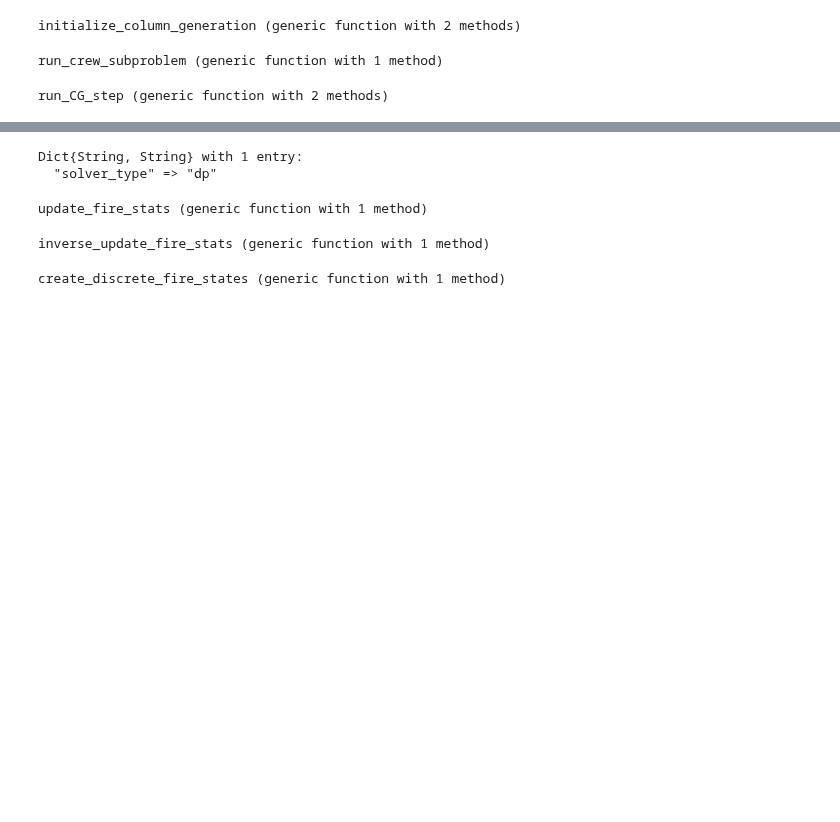
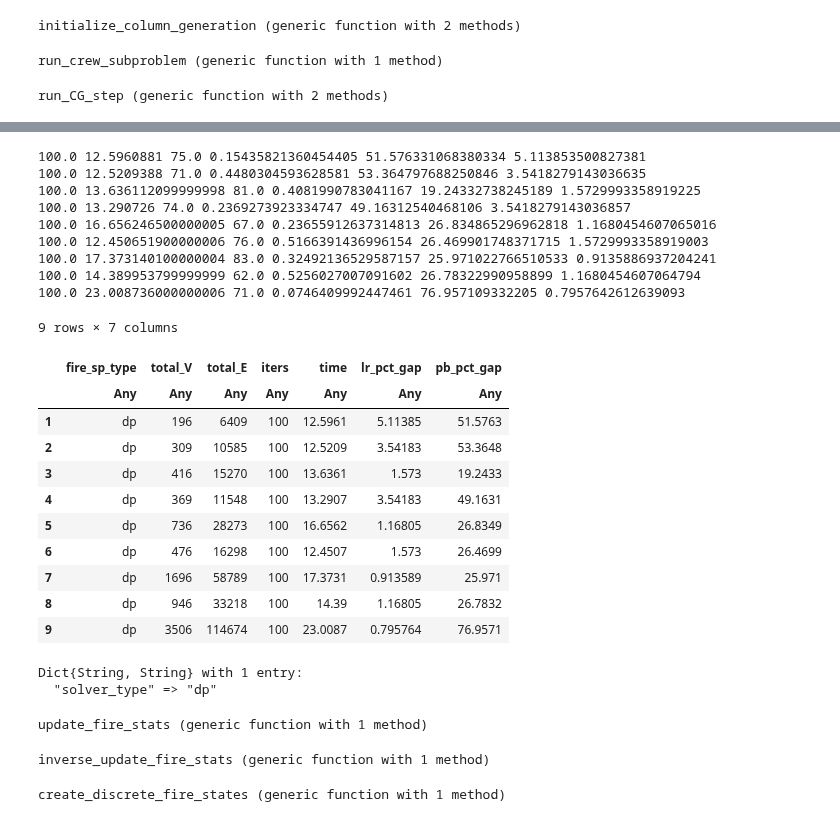
Before and after one commit to leobix/wildfire-suppression, a Jupyter notebook: Clean formulation.ipynb, the cells around one changed output, grey strips where cells are left out. Saved outputs shown, nothing was run; the diff lists cells and outputs as text; code cells hidden in the pictures; blank space fills up the shorter version.

```diff
--- a/Clean formulation.ipynb
+++ b/Clean formulation.ipynb
@@ -1185,11 +1195,38 @@ c_data = define_network_constraint_data(A);
 # %%
-gammas = [0, 1, 10, 100, 1000, 10000]
-gammas = [0]
 
-for gamma in gammas
+gamma = 0
+
+fire_configs = []
+for fire in 1:NUM_FIRES
+    model_config = Dict("model_type" => "simple_linear", "progressions" => progressions[fire, :],
+                        "start_perim" => start_perims[fire], "line_per_crew" => LINE_PER_CREW,
+                        "beta" => BETA)
+    push!(fire_configs, model_config)
+end
+
+fire_solver_configs = [Dict{String,Any}("solver_type" => "dp") for fire in 1:NUM_FIRES]
+
+agg_pass = [(20, 10), (15, 30), (10, 30), (15, 50), (5, 30), (10, 50), (2, 30), (5, 100), (1, 100)]
+
+df = DataFrame(fire_sp_type=[], total_V=[], total_E=[], iters=[], time=[], lr_pct_gap=[], pb_pct_gap=[])
+for param in agg_pass
+
+    AGG_PREC = param[1]
+    PASSIVE_STATES = param[2]
 
     max_plans = 1000
     col_gen_data = initialize_column_generation(A, arc_costs, c_data, fire_configs, fire_solver_configs, max_plans)
+
+    v_s = [size(col_gen_data.plan_sps[i]["graphs"]["ceiling"])[1] for i in 1:NUM_FIRES]
+
+    e_s = [sum([length(col_gen_data.plan_sps[k]["graphs"]["ceiling"][i, j])
+              for i in 1:size(col_gen_data.plan_sps[k]["graphs"]["ceiling"])[1],
+                  j in 1:size(col_gen_data.plan_sps[k]["graphs"]["ceiling"])[2]
+                  if isassigned(col_gen_data.plan_sps[k]["graphs"]["ceiling"], i, j)
+                ]
+               )
+           for k = 1:NUM_FIRES]
+
     current_num_routes = copy(col_gen_data.routes.routes_per_crew)
     current_num_plans = copy(col_gen_data.suppression_plans.plans_per_fire)
 
@@ -1207,31 +1244,55 @@ for gamma in gammas
                                               fire_solver_configs, rotation_order, gamma)
         push!(objs, objective_value(mp["m"]))
 
         next_num_routes = col_gen_data.routes.routes_per_crew
         next_num_plans = col_gen_data.suppression_plans.plans_per_fire
 
         if (sum(next_num_routes) == sum(current_num_routes)) & (sum(next_num_plans) == sum(current_num_plans))
             opt = true
         end
 
         current_num_routes = copy(next_num_routes)
         current_num_plans = copy(next_num_plans)
 
     end
     m, p, d, z, q, oor = full_formulation(true, r_data, c_data, rotation_order, arc_costs,
                               progressions, start_perims, BETA, gamma)
     optimize!(m)
 
     m2, p, d, z, q, oor = full_formulation(false, r_data, c_data, rotation_order, arc_costs,
                               progressions, start_perims, BETA, 0)
     optimize!(m2)
 
     pb = master_problem(col_gen_data.routes, col_gen_data.suppression_plans, r_data, rotation_order, gamma, true)
     optimize!(pb["m"])
     pct_gap_30 = 100 * (objs[30] / objs[length(objs)] - 1)
 
     pb_true_gap = 100 * (objective_value(pb["m"]) / objective_value(m) - 1)
     cg_lr_gap = 100 * (objs[length(objs)] / objective_value(m2) - 1)
 
-    println(join([gamma, n_iters, tot_time, maximum(current_num_routes), pct_gap_30, pb_true_gap, cg_lr_gap], ' '))
+    push!(df, [fire_solver_configs[1]["solver_type"], sum(v_s), sum(e_s), n_iters, tot_time, cg_lr_gap, pb_true_gap])
 end
+
+df
+# %% [output]
+100.0 12.5960881 75.0 0.15435821360454405 51.576331068380334 5.113853500827381
+100.0 12.5209388 71.0 0.4480304593628581 53.364797688250846 3.5418279143036635
+100.0 13.636112099999998 81.0 0.4081990783041167 19.24332738245189 1.5729993358919225
+100.0 13.290726 74.0 0.2369273923334747 49.16312540468106 3.5418279143036857
+100.0 16.656246500000005 67.0 0.23655912637314813 26.834865296962818 1.1680454607065016
+100.0 12.450651900000006 76.0 0.5166391436996154 26.469901748371715 1.5729993358919003
+100.0 17.373140100000004 83.0 0.32492136529587157 25.971022766510533 0.9135886937204241
+100.0 14.389953799999999 62.0 0.5256027007091602 26.78322990958899 1.1680454607064794
+100.0 23.008736000000006 71.0 0.0746409992447461 76.957109332205 0.7957642612639093
+9 rows × 7 columns
+|  | fire_sp_type | total_V | total_E | iters | time | lr_pct_gap | pb_pct_gap |
+|  | Any | Any | Any | Any | Any | Any | Any |
+| 1 | dp | 196 | 6409 | 100 | 12.5961 | 5.11385 | 51.5763 |
+| 2 | dp | 309 | 10585 | 100 | 12.5209 | 3.54183 | 53.3648 |
+| 3 | dp | 416 | 15270 | 100 | 13.6361 | 1.573 | 19.2433 |
+| 4 | dp | 369 | 11548 | 100 | 13.2907 | 3.54183 | 49.1631 |
+| 5 | dp | 736 | 28273 | 100 | 16.6562 | 1.16805 | 26.8349 |
+| 6 | dp | 476 | 16298 | 100 | 12.4507 | 1.573 | 26.4699 |
+| 7 | dp | 1696 | 58789 | 100 | 17.3731 | 0.913589 | 25.971 |
+| 8 | dp | 946 | 33218 | 100 | 14.39 | 1.16805 | 26.7832 |
+| 9 | dp | 3506 | 114674 | 100 | 23.0087 | 0.795764 | 76.9571 |
@@ -1240,10 +1301,10 @@ end
 # %%
 0.0 67.0 8.5660698 61.0 0.1137069451359718 46.46200837797869 0.573370980375687
-# %%
-fire_solver_configs[1]
-# %% [output]
-Dict{String, String} with 1 entry:
-  "solver_type" => "dp"
+# %%
+fire_solver_configs[1]
+# %% [output]
+Dict{String, String} with 1 entry:
+  "solver_type" => "dp"
 # %%
 function update_fire_stats(curr_stats, curr_time, crew_allocation, params)
 
```
Also changed, not shown: parts of 8 cells of this notebook.
